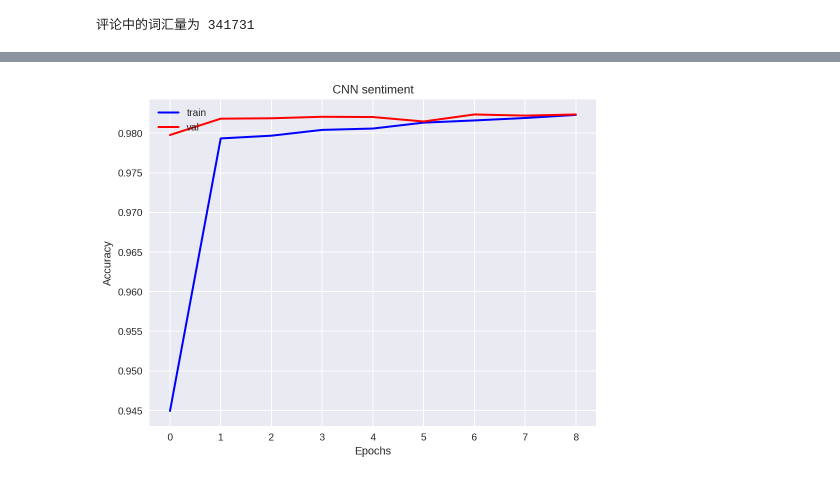
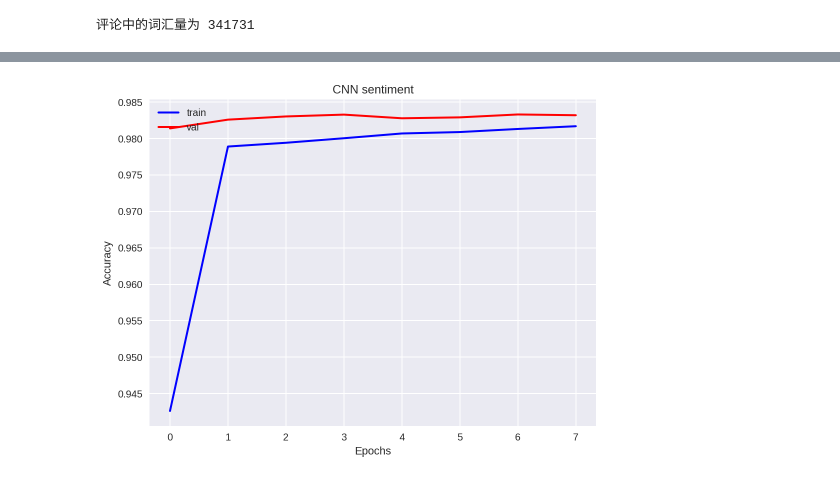
Before and after one commit to Zhengqi-Li/NLP, a Jupyter notebook: textCNN_with_multi_layers.ipynb, the cells around one changed output, grey strips where cells are left out. Cells and saved outputs as stored; diff of their text form; code cells hidden in the pictures.

```diff
--- a/textCNN_with_multi_layers.ipynb
+++ b/textCNN_with_multi_layers.ipynb
@@ -225,19 +225,6 @@ def data_expand(x, y):
     return np.append(dirty_expand, x[c], axis=0), np.append(dirty_label, y[c], axis=0)
 
 num_filters = 64
-num_lstm = 300
-num_dense = 256
-rate_drop_lstm = 0.25
-rate_drop_dense = 0.25
-
-# model = Sequential()
-# model.add(Embedding(word_upper,
-#                     word_features,
-#                     input_length = maxlen,
-#                     weights=[feature_matrix],
-#                     trainable=False))
-# model.add(SpatialDropout1D(0.5))
-
 filter_sizes = [2,3,5]
 inp = Input(shape=(maxlen, ))
 x = Embedding(word_upper,
@@ -262,12 +249,12 @@ conv_2 = Conv1D(num_filters,
                 kernel_initializer='normal',
                 activation='elu')(x)
 
-# maxpool_0 = MaxPooling1D(filter_sizes[0])(conv_0)
-# maxpool_1 = MaxPooling1D(filter_sizes[1])(conv_1)
-# maxpool_2 = MaxPooling1D(filter_sizes[2])(conv_2)
+maxpool_0 = MaxPooling1D(filter_sizes[0])(conv_0)
+maxpool_1 = MaxPooling1D(filter_sizes[1])(conv_1)
+maxpool_2 = MaxPooling1D(filter_sizes[2])(conv_2)
 
 
-z = Concatenate(axis=1)([conv_0,conv_1,conv_2])
+z = Concatenate(axis=1)([maxpool_0,maxpool_1,maxpool_2])
 z = MaxPooling1D(2)(z)
 z = BatchNormalization()(z)
 z = LeakyReLU()(z)
@@ -276,7 +263,7 @@ z = GlobalMaxPooling1D()(z)
 z = BatchNormalization()(z)
 z = LeakyReLU()(z)
 
-fc = Dense(32, kernel_initializer='normal')(z)
+fc = Dense(64, kernel_initializer='normal')(z)
 fc = BatchNormalization()(fc)
 fc = LeakyReLU()(fc)
 
@@ -285,61 +272,14 @@ fc = BatchNormalization()(fc)
 fc = Activation('sigmoid')(fc)
 
 model = Model(inp, fc)
-# model.summary()
-
-# model.add(Conv1D(num_filters, 2, padding='same', kernel_initializer='normal'))
-# model.add(MaxPooling1D(2))
-# model.add(BatchNormalization())
-# model.add(LeakyReLU())
-
-# model.add(Conv1D(num_filters, 2, padding='same', kernel_initializer='normal'))
-# model.add(MaxPooling1D(2))
-# model.add(BatchNormalization())
-# model.add(LeakyReLU())
-
-# model.add(GlobalMaxPooling1D())
-# model.add(BatchNormalization())
-# model.add(Dense(32, kernel_initializer='normal'))
-# model.add(BatchNormalization())
-# model.add(LeakyReLU())
-
-# model.add(LSTM(6))
-# model.add(LSTM(num_lstm,
-#                dropout=rate_drop_lstm,
-#                recurrent_dropout=rate_drop_lstm,
-#                return_sequences=False))
-
-# model.add(GRU(64,
-#                  activation='tanh',
-#                  recurrent_activation='hard_sigmoid',
-#                  use_bias=True,
-#                  kernel_initializer='glorot_uniform',
-#                  recurrent_initializer='orthogonal',
-#                  bias_initializer='zeros',
-#                  kernel_regularizer=None,
-#                  recurrent_regularizer=None,
-#                  bias_regularizer=None,
-#                  activity_regularizer=None,
-#                  kernel_constraint=None,
-#                  recurrent_constraint=None,
-#                  bias_constraint=None,
-#                  dropout=0.0,
-#                  recurrent_dropout=0.0,
-#                  implementation=1,
-#                  return_sequences=False,
-#                  return_state=False,
-#                  go_backwards=False,
-#                  stateful=False,
-#                  unroll=False,
-#                  reset_after=False))
-
-
-# model.add(Dense(len(labels), kernel_initializer='normal'))
-# model.add(BatchNormalization())
-# model.add(Activation('sigmoid'))
 
 model.compile(loss='binary_crossentropy', optimizer='adam', metrics=['accuracy'])
 model.summary()
+
+
+
+
+
 callbacks = [EarlyStopping(monitor='val_loss',
                           min_delta=0.01,
                           patience=4,
@@ -351,9 +291,7 @@ epochs = 30
 X_train, X_valid, Y_train, Y_valid = train_test_split(seq_train,
                                                       train_data[labels].values,
                                                       test_size = 0.1,
-                                                      shuffle=True
-#                                                       random_state = 0
-                                                     )
+                                                      shuffle=True)
 
 hist = model.fit(X_train, Y_train,
                 epochs=epochs,
@@ -361,7 +299,8 @@ hist = model.fit(X_train, Y_train,
                 callbacks=callbacks,
                 validation_data=(X_valid, Y_valid),
                 shuffle=True,
-                verbose=1)
+                verbose=1,
+                class_weight='balanced')
 
 
 plt.figure()
@@ -410 +349 @@ Epoch 00009: early stopping
-[figure, old version]
+[figure, new version]
```
Also changed, not shown: parts of 1 cell of this notebook.
